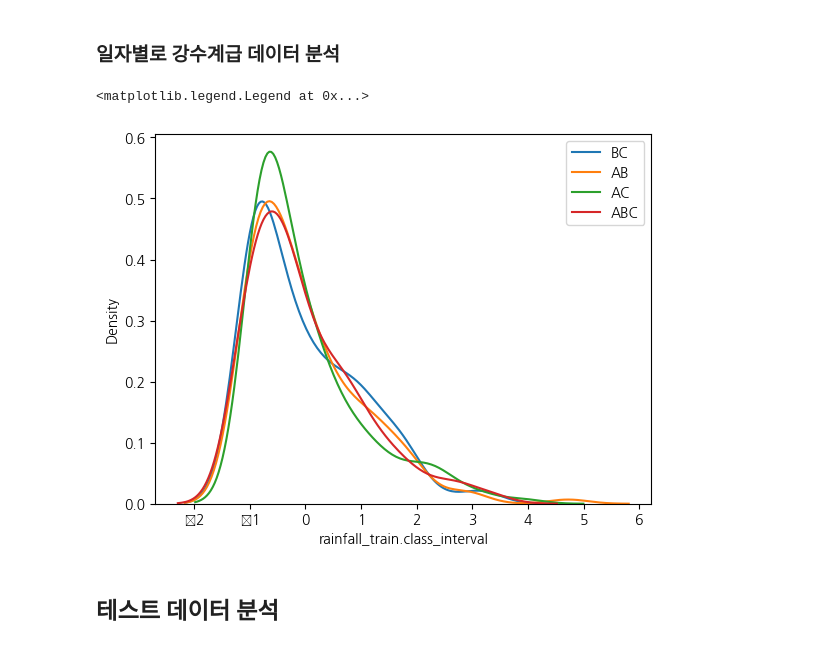
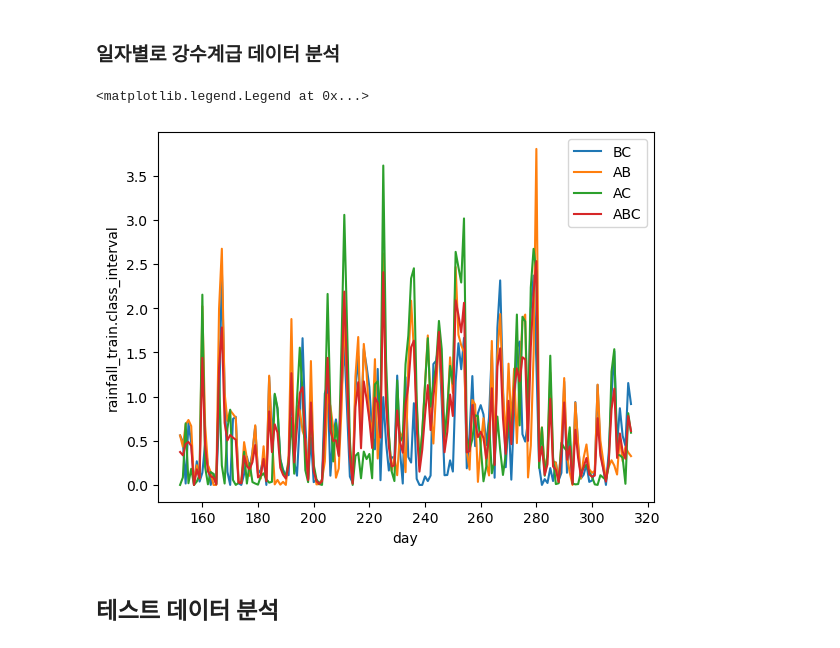
Before and after one commit to Abel3005/TSI, a Jupyter notebook: EDA.ipynb, the cells around one changed output. Saved outputs shown, nothing was run; the diff lists cells and outputs as text; code cells hidden in the pictures.

```diff
--- a/EDA.ipynb
+++ b/EDA.ipynb
@@ -590,38 +590,43 @@ tmp_df['day'] = month_to_day(tmp_df['rainfall_train.ef_month']) + tmp_df['rainfa
 # %%
 
 import matplotlib.pyplot as plt
 import seaborn as sns
 BC = train_df[train_df['rainfall_train.ef_year'] != 'A']
 AC = train_df[train_df['rainfall_train.ef_year'] != 'B']
 AB = train_df[train_df['rainfall_train.ef_year'] != 'C']
 
 t_BC = tmp_df[tmp_df['rainfall_train.ef_year'] != 'A']
 t_AC = tmp_df[tmp_df['rainfall_train.ef_year'] != 'B']
 t_AB = tmp_df[tmp_df['rainfall_train.ef_year'] != 'C']
 
 
 BC_data = make_day2class(BC)
 AB_data = make_day2class(AB)
 AC_data = make_day2class(AC)
 ABC_data = make_day2class(train_df)
 t_BC_data = make_day2class(t_BC)
 t_AB_data = make_day2class(t_AB)
 t_AC_data = make_day2class(t_AC)
 t_ABC_data = make_day2class(tmp_df)
 
 
-sns.kdeplot(x=BC_data['rainfall_train.class_interval'],label='BC')
-sns.kdeplot(x=AB_data['rainfall_train.class_interval'],label='AB')
-sns.kdeplot(x=AC_data['rainfall_train.class_interval'],label='AC')
-sns.kdeplot(x=ABC_data['rainfall_train.class_interval'],label='ABC')
+sns.lineplot(x=BC_data['day'],y=BC_data['rainfall_train.class_interval'],label='BC')
+sns.lineplot(x=AB_data['day'],y=AB_data['rainfall_train.class_interval'],label='AB')
+sns.lineplot(x=AC_data['day'],y=AC_data['rainfall_train.class_interval'],label='AC')
+sns.lineplot(x=ABC_data['day'],y=ABC_data['rainfall_train.class_interval'],label='ABC')
+
+# sns.kdeplot(x=BC_data['rainfall_train.class_interval'],label='BC')
+# sns.kdeplot(x=AB_data['rainfall_train.class_interval'],label='AB')
+# sns.kdeplot(x=AC_data['rainfall_train.class_interval'],label='AC')
+# sns.kdeplot(x=ABC_data['rainfall_train.class_interval'],label='ABC')
 # sns.kdeplot(x=t_BC_data['rainfall_train.class_interval'],label='t_BC')
 # sns.kdeplot(x=t_AB_data['rainfall_train.class_interval'],label='t_AB')
 # sns.kdeplot(x=t_AC_data['rainfall_train.class_interval'],label='t_AC')
 # sns.kdeplot(x=t_ABC_data['rainfall_train.class_interval'],label='t_ABC')
 plt.legend()
 # %% [output]
 <matplotlib.legend.Legend at 0x...>
-[figure, old version]
+[figure, new version]
 # %% [markdown]
 ## 테스트 데이터 분석
 # %%
```
Also changed, not shown: 10 other files.
